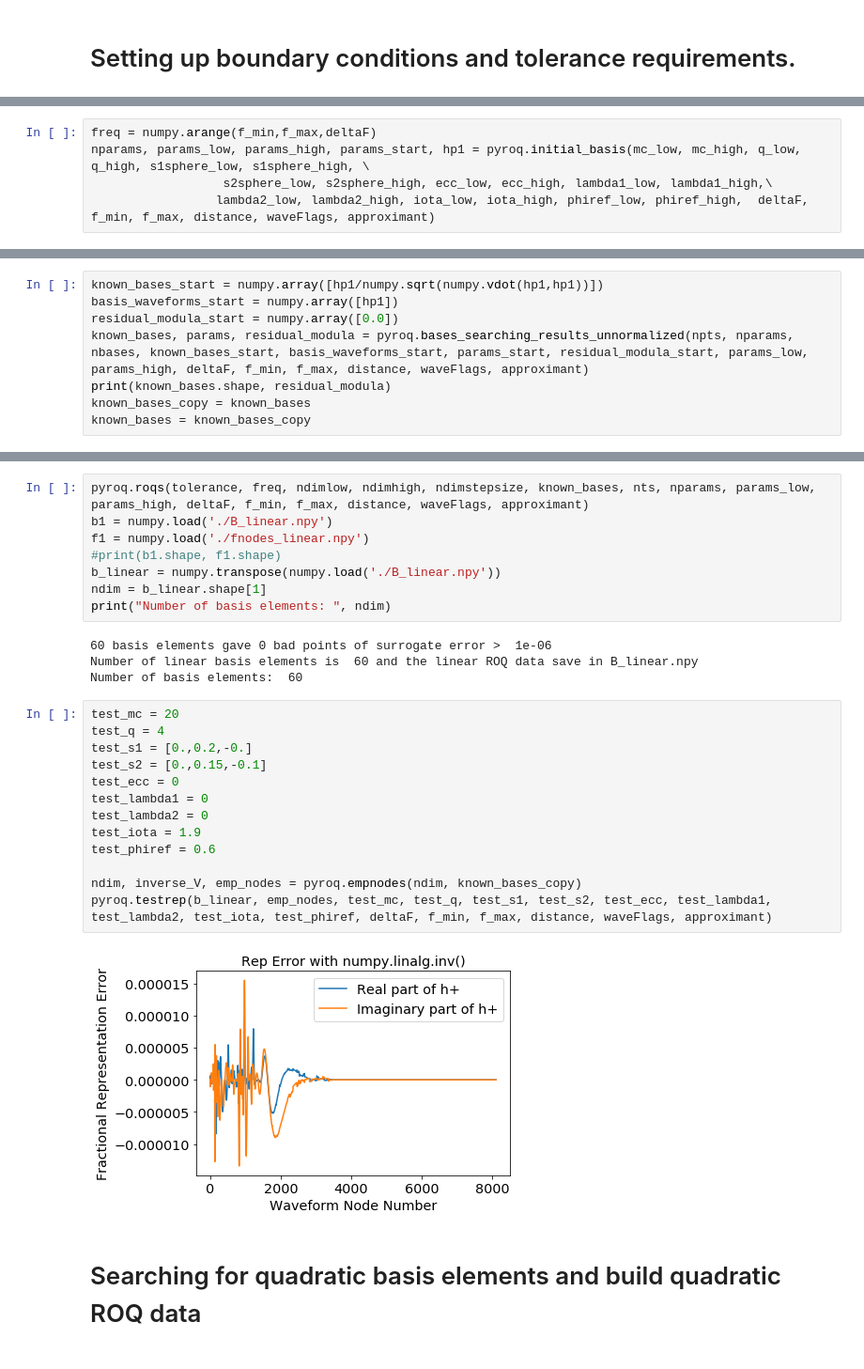
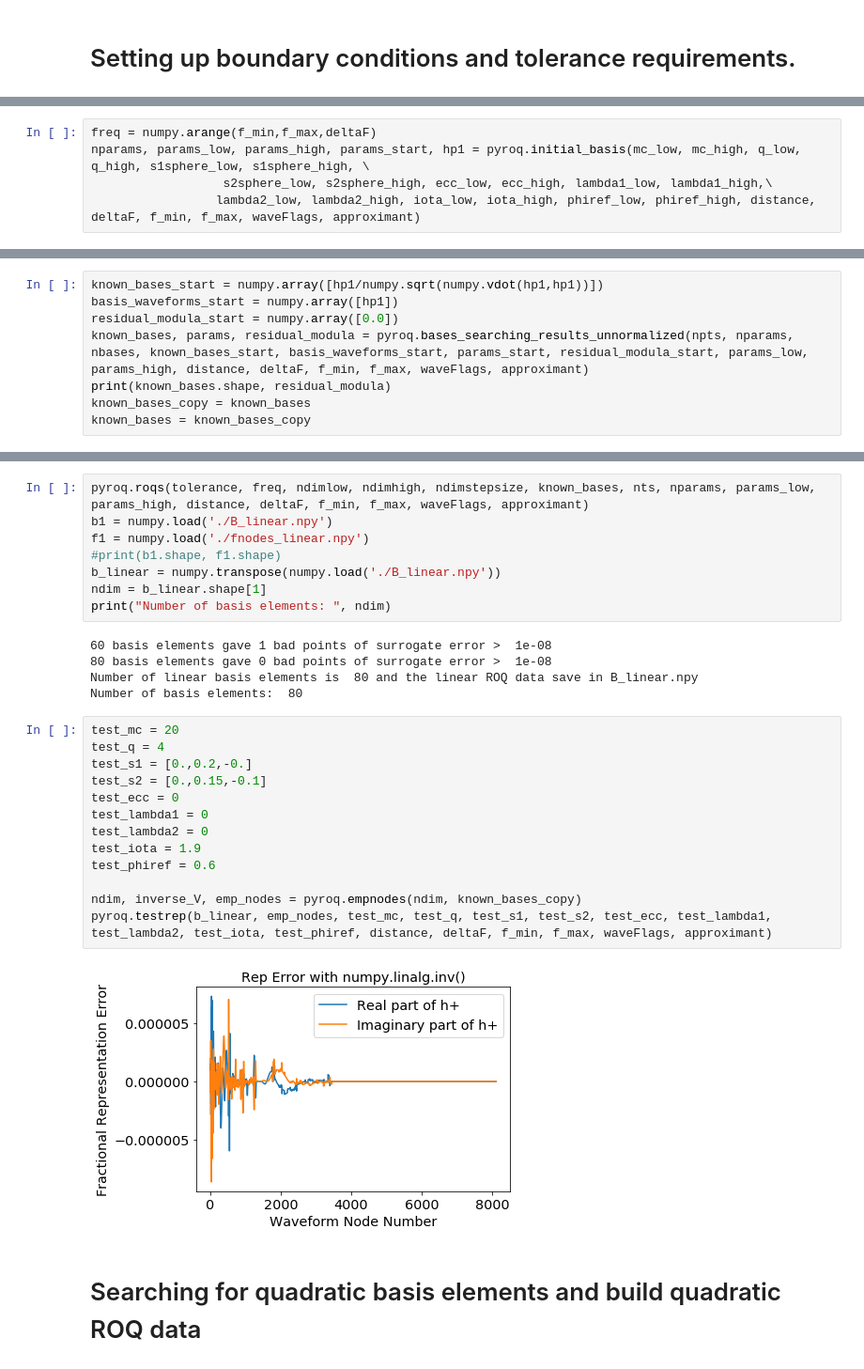
Before and after one commit to qihongcat/PyROQ, a Jupyter notebook: PyROQ-tutorial-HongQi.ipynb, the cells around one changed output, grey strips where cells are left out. Shown: that part at 94% size. Drawn from its saved outputs; the diff is of its cells as text.

```diff
--- a/PyROQ-tutorial-HongQi.ipynb
+++ b/PyROQ-tutorial-HongQi.ipynb
@@ -86,4 +85,4 @@ mass-min, mass-max:  [12.011244339814313, 72.06746603888588]
 freq = numpy.arange(f_min,f_max,deltaF)
 nparams, params_low, params_high, params_start, hp1 = pyroq.initial_basis(mc_low, mc_high, q_low, q_high, s1sphere_low, s1sphere_high, \
                   s2sphere_low, s2sphere_high, ecc_low, ecc_high, lambda1_low, lambda1_high,\
-                 lambda2_low, lambda2_high, iota_low, iota_high, phiref_low, phiref_high,  deltaF, f_min, f_max, distance, waveFlags, approximant)
+                 lambda2_low, lambda2_high, iota_low, iota_high, phiref_low, phiref_high, distance, deltaF, f_min, f_max, waveFlags, approximant)
@@ -93,7 +96,7 @@ nparams, params_low, params_high, params_start, hp1 = pyroq.initial_basis(mc_low
 known_bases_start = numpy.array([hp1/numpy.sqrt(numpy.vdot(hp1,hp1))])
 basis_waveforms_start = numpy.array([hp1])
 residual_modula_start = numpy.array([0.0])
-known_bases, params, residual_modula = pyroq.bases_searching_results_unnormalized(npts, nparams, nbases, known_bases_start, basis_waveforms_start, params_start, residual_modula_start, params_low, params_high, deltaF, f_min, f_max, distance, waveFlags, approximant)
+known_bases, params, residual_modula = pyroq.bases_searching_results_unnormalized(npts, nparams, nbases, known_bases_start, basis_waveforms_start, params_start, residual_modula_start, params_low, params_high, distance, deltaF, f_min, f_max, waveFlags, approximant)
 print(known_bases.shape, residual_modula)
 known_bases_copy = known_bases
 known_bases = known_bases_copy
@@ -118,5 +121,5 @@ Linear Iter:  11
 # %%
-pyroq.roqs(tolerance, freq, ndimlow, ndimhigh, ndimstepsize, known_bases, nts, nparams, params_low, params_high, deltaF, f_min, f_max, distance, waveFlags, approximant)
+pyroq.roqs(tolerance, freq, ndimlow, ndimhigh, ndimstepsize, known_bases, nts, nparams, params_low, params_high, distance, deltaF, f_min, f_max, waveFlags, approximant)
 b1 = numpy.load('./B_linear.npy')
 f1 = numpy.load('./fnodes_linear.npy')
 #print(b1.shape, f1.shape)
@@ -124,24 +127,25 @@ b_linear = numpy.transpose(numpy.load('./B_linear.npy'))
 ndim = b_linear.shape[1]
 print("Number of basis elements: ", ndim)
 # %% [output]
-60 basis elements gave 0 bad points of surrogate error >  1e-06
-Number of linear basis elements is  60 and the linear ROQ data save in B_linear.npy
-Number of basis elements:  60
+60 basis elements gave 1 bad points of surrogate error >  1e-08
+80 basis elements gave 0 bad points of surrogate error >  1e-08
+Number of linear basis elements is  80 and the linear ROQ data save in B_linear.npy
+Number of basis elements:  80
 # %%
 test_mc = 20
 test_q = 4
 test_s1 = [0.,0.2,-0.]
 test_s2 = [0.,0.15,-0.1]
 test_ecc = 0
 test_lambda1 = 0
 test_lambda2 = 0
 test_iota = 1.9
 test_phiref = 0.6
 
 ndim, inverse_V, emp_nodes = pyroq.empnodes(ndim, known_bases_copy)
-pyroq.testrep(b_linear, emp_nodes, test_mc, test_q, test_s1, test_s2, test_ecc, test_lambda1, test_lambda2, test_iota, test_phiref, deltaF, f_min, f_max, distance, waveFlags, approximant)
+pyroq.testrep(b_linear, emp_nodes, test_mc, test_q, test_s1, test_s2, test_ecc, test_lambda1, test_lambda2, test_iota, test_phiref, distance, deltaF, f_min, f_max, waveFlags, approximant)
 # %% [output]
-[figure, old version]
+[figure, new version]
 # %% [markdown]
 # Searching for quadratic basis elements and build quadratic ROQ data
 # %%
```
Also changed, not shown: parts of 9 cells of this notebook.
